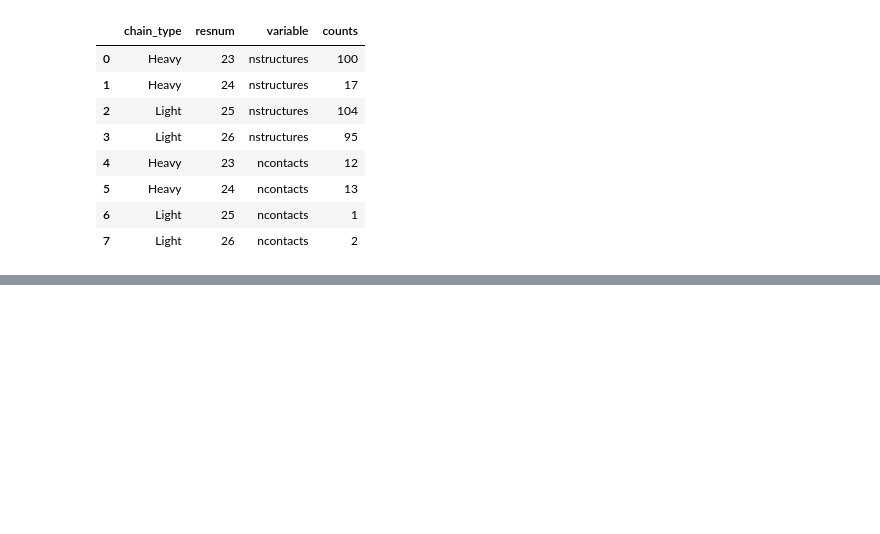
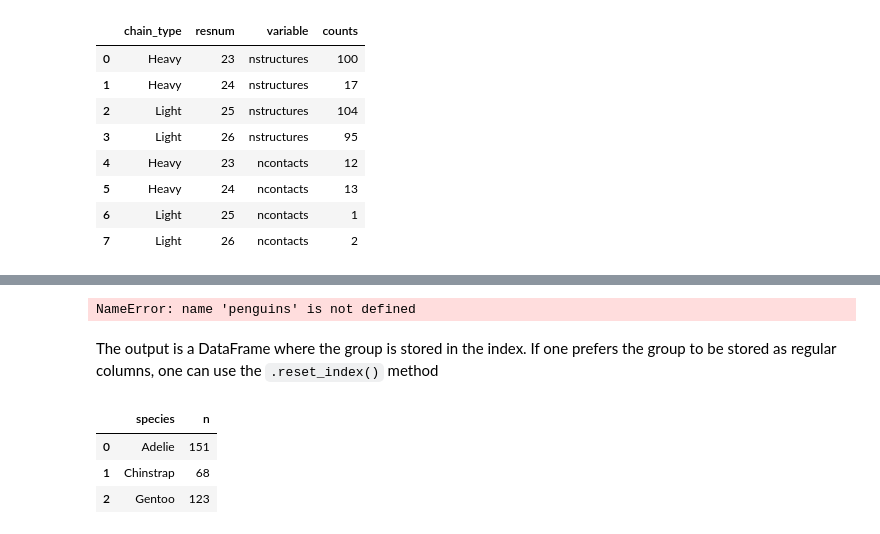
Before and after one commit to mfz/sabdab, a Jupyter notebook: notebooks/12_tutorial_pandas.ipynb, the cells around one changed output, grey strips where cells are left out. Saved outputs shown, nothing was run; the diff lists cells and outputs as text; code cells hidden in the pictures; blank space fills up the shorter version.

Commit message:
add groupby

```diff
--- a/notebooks/12_tutorial_pandas.ipynb
+++ b/notebooks/12_tutorial_pandas.ipynb
@@ -335,0 +364,13 @@ pd.melt(df, id_vars = ["chain_type", "resnum"],
+# %%
+penguins.groupby(["species"]).agg(n = ("flipper_length_mm", "count"))
+# %% [output]
+NameError: name 'penguins' is not defined
+# %% [markdown]
+The output is a DataFrame where the group is stored in the index. If one prefers the group to be stored as regular columns, one can use the `.reset_index()` method
+# %%
+penguins.groupby(["species"]).agg(n = ("flipper_length_mm", "count")).reset_index()
+# %% [output]
+|  | species | n |
+| 0 | Adelie | 151 |
+| 1 | Chinstrap | 68 |
+| 2 | Gentoo | 123 |
```
Also changed, not shown: parts of 5 cells of this notebook.
